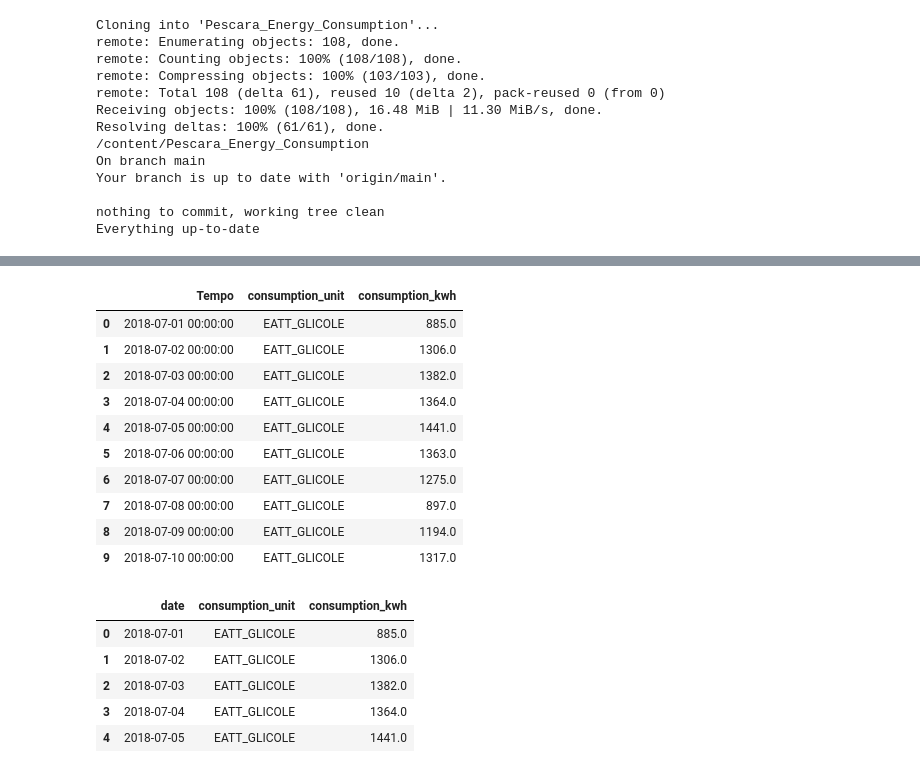
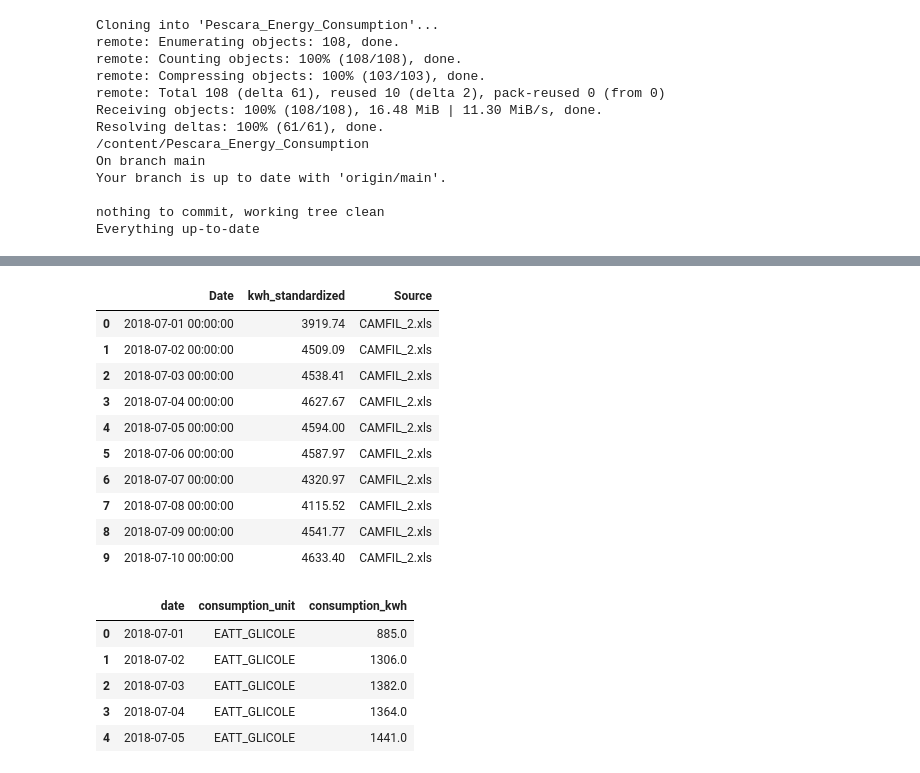
Before and after one commit to NiloofarSoltani-2/Pescara_Energy_Consumption, a Jupyter notebook: Pescara_Energy_Consumption.ipynb, the cells around one changed output, grey strips where cells are left out. Drawn from its saved outputs; the diff is of its cells as text; code cells hidden in the pictures.

```diff
--- a/Pescara_Energy_Consumption.ipynb
+++ b/Pescara_Energy_Consumption.ipynb
@@ -113,30 +89,21 @@ cleaned_msu.head()
-# %%
-consumption_directory = '/content/drive/My Drive/Fater/consumption/'
-consumption_excel_files = [file for file in os.listdir(consumption_directory)]
-
-consumption_dfs = []
-for file in consumption_excel_files:
-    file_path = os.path.join(consumption_directory, file)
-    df = pd.read_excel(file_path)
-    df['consumption_unit'] = df.columns[1][:-6]
-    df.rename(columns={df.columns[1]: 'consumption_kwh'}, inplace=True)
-    df = df[['Tempo', 'consumption_unit', 'consumption_kwh']]
-    consumption_dfs.append(df)
-consumption_df = pd.concat(consumption_dfs, ignore_index=True)
-
-consumption_df.head(10)
-# %% [output]
-|  | Tempo | consumption_unit | consumption_kwh |
-| 0 | 2018-07-01 00:00:00 | EATT_GLICOLE | 885.0 |
-| 1 | 2018-07-02 00:00:00 | EATT_GLICOLE | 1306.0 |
-| 2 | 2018-07-03 00:00:00 | EATT_GLICOLE | 1382.0 |
-| 3 | 2018-07-04 00:00:00 | EATT_GLICOLE | 1364.0 |
-| 4 | 2018-07-05 00:00:00 | EATT_GLICOLE | 1441.0 |
-| 5 | 2018-07-06 00:00:00 | EATT_GLICOLE | 1363.0 |
-| 6 | 2018-07-07 00:00:00 | EATT_GLICOLE | 1275.0 |
-| 7 | 2018-07-08 00:00:00 | EATT_GLICOLE | 897.0 |
-| 8 | 2018-07-09 00:00:00 | EATT_GLICOLE | 1194.0 |
-| 9 | 2018-07-10 00:00:00 | EATT_GLICOLE | 1317.0 |
+# %%
+# **Changed:** Update URL to point to the raw file on GitHub
+url = "https://raw.githubusercontent.com/NiloofarSoltani-2/Pescara_Energy_Consumption/main/combined_dataset_66excels.xlsx"
+consumption_df = pd.read_excel(url, engine='openpyxl')
+
+consumption_df.head(10)
+# %% [output]
+|  | Date | kwh_standardized | Source |
+| 0 | 2018-07-01 00:00:00 | 3919.74 | CAMFIL_2.xls |
+| 1 | 2018-07-02 00:00:00 | 4509.09 | CAMFIL_2.xls |
+| 2 | 2018-07-03 00:00:00 | 4538.41 | CAMFIL_2.xls |
+| 3 | 2018-07-04 00:00:00 | 4627.67 | CAMFIL_2.xls |
+| 4 | 2018-07-05 00:00:00 | 4594.00 | CAMFIL_2.xls |
+| 5 | 2018-07-06 00:00:00 | 4587.97 | CAMFIL_2.xls |
+| 6 | 2018-07-07 00:00:00 | 4320.97 | CAMFIL_2.xls |
+| 7 | 2018-07-08 00:00:00 | 4115.52 | CAMFIL_2.xls |
+| 8 | 2018-07-09 00:00:00 | 4541.77 | CAMFIL_2.xls |
+| 9 | 2018-07-10 00:00:00 | 4633.40 | CAMFIL_2.xls |
 # %%
 # data cleaning:
 # rename columns to english: Tempo: date
```
Also changed, not shown: parts of 5 cells of this notebook.
